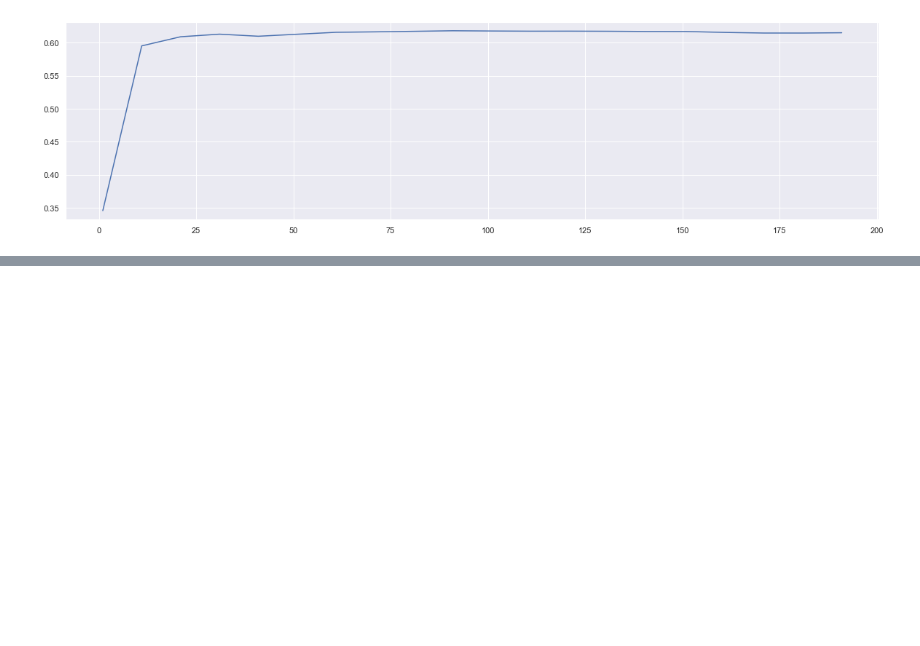
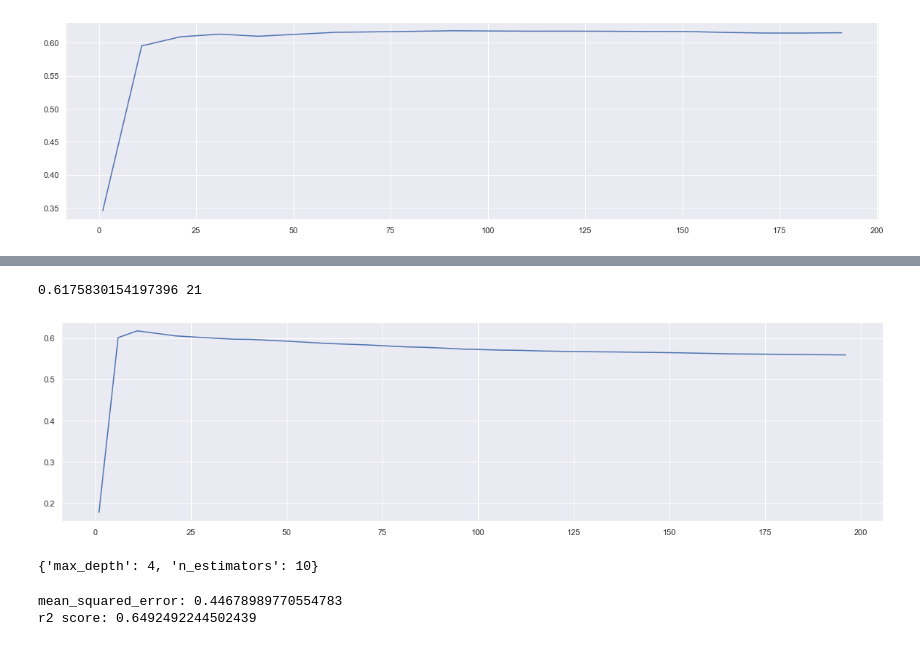
Before and after one commit to RNNNW/527_final_project, a Jupyter notebook: ESE527_Project.ipynb, the cells around one changed output, grey strips where cells are left out. Drawn from its saved outputs; the diff is of its cells as text; code cells hidden in the pictures; blank space fills up the shorter version.

```diff
--- a/ESE527_Project.ipynb
+++ b/ESE527_Project.ipynb
@@ -381,12 +384,7 @@ dtype: float64
 # %%
-forest = RandomForestRegressor(n_estimators=24,max_depth=6)
+forest = RandomForestRegressor(n_estimators=24,max_depth=5)
 forest.fit(train_normed_X,train_normed_y)
 y_pred = forest.predict(test_normed_X)
 print("mean_squared_error:", mean_squared_error(test_normed_y, y_pred))
 print("r2 score:", r2_score(test_normed_y, y_pred))
-
-# confusion = confusion_matrix(y_test,y_pred)
-# accuracy = accuracy_score(y_test,y_pred)
-# print(confusion)
-# print('Accuracy is',accuracy)
 # %% [output]
@@ -394,0 +406,40 @@ r2 score: 0.6564691036313509
+# %%
+# XGbooster
+
+xg = XGBRegressor()
+score2 = []
+for i in range(0,200,5):
+    xg = XGBRegressor(n_estimators=i+1,
+                                 n_jobs=-1,
+                                 random_state=90)
+    score = cross_val_score(xg,train_normed_X,train_normed_y,cv=10).mean()
+    score2.append(score)
+
+print(max(score2),(score2.index(max(score2))*10)+1)
+plt.figure(figsize=[20,5])
+plt.plot(range(1,201,5),score2)
+plt.show()
+# %% [output]
+0.6175830154197396 21
+[figure, added]
+# %%
+parameters = {'max_depth':np.arange(1,30,1),
+              'n_estimators':np.arange(8,25,1)}
+cv_xg = GridSearchCV(xg,parameters)
+cv_xg.fit(train_normed_X,train_normed_y)
+print(cv_xg.best_params_)
+# %% [output]
+{'max_depth': 4, 'n_estimators': 10}
+# %%
+reg = XGBRegressor(
+    n_estimators=10,
+    max_depth=4)
+
+reg.fit(train_normed_X, train_normed_y)
+y_pred = reg.predict(test_normed_X)
+
+print("mean_squared_error:", mean_squared_error(test_normed_y, y_pred))
+print("r2 score:", r2_score(test_normed_y, y_pred))
+# %% [output]
+mean_squared_error: 0.44678989770554783
+r2 score: 0.6492492244502439
```
Also changed, not shown: parts of 13 cells of this notebook.
